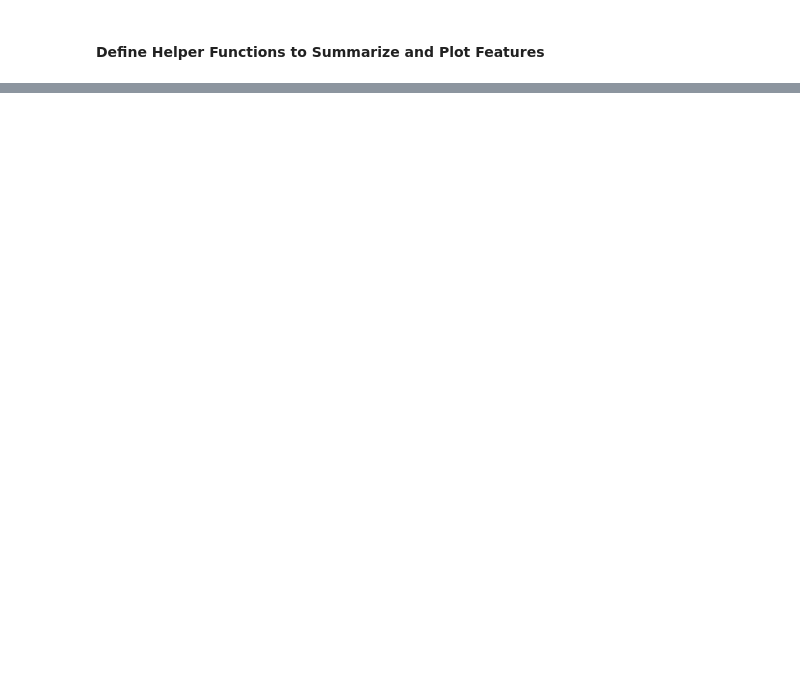
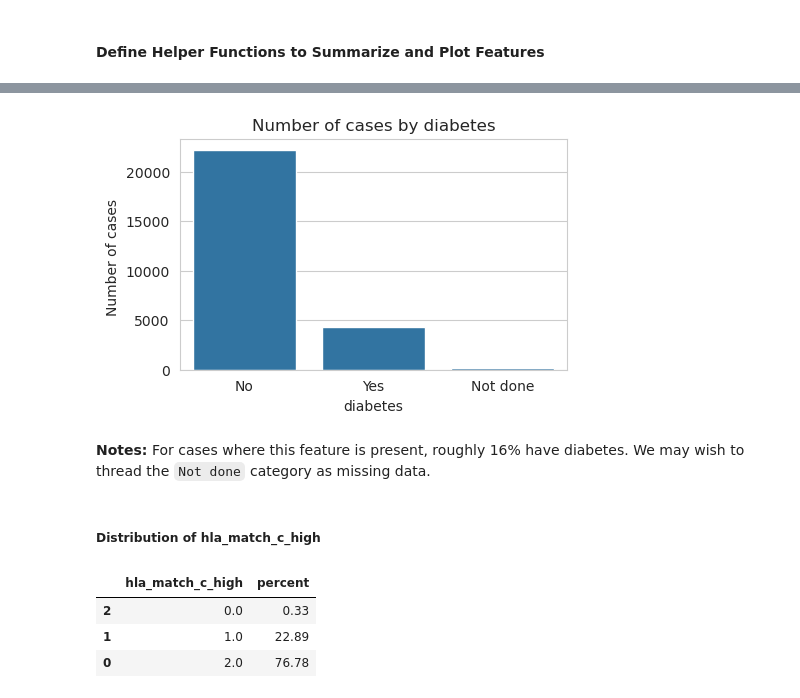
Before and after one commit to RuiboZhang98/CIBMTR_post_hct_survival, a Jupyter notebook: notebooks/univariate_distributions.ipynb, the cells around one changed output, grey strips where cells are left out. Saved outputs shown, nothing was run; the diff lists cells and outputs as text; code cells hidden in the pictures; blank space fills up the shorter version.

```diff
--- a/notebooks/univariate_distributions.ipynb
+++ b/notebooks/univariate_distributions.ipynb
@@ -110,0 +239,17 @@ def plot_efs_vs_efs_time(bins=10):
+# %%
+# Plot number of cases by value of diabetes
+plot_discrete_feature('diabetes')
+# %% [output]
+[figure, added]
+# %% [markdown]
+**Notes:** For cases where this feature is present, roughly 16% have diabetes. We may wish to thread the `Not done` category as missing data.
+# %% [markdown]
+##### Distribution of hla_match_c_high
+# %%
+# View percentage of cases by value of hla_match_c_high
+get_percentages('hla_match_c_high')
+# %% [output]
+|  | hla_match_c_high | percent |
+| 2 | 0.0 | 0.33 |
+| 1 | 1.0 | 22.89 |
+| 0 | 2.0 | 76.78 |
```
Also changed, not shown: parts of 85 cells of this notebook.
